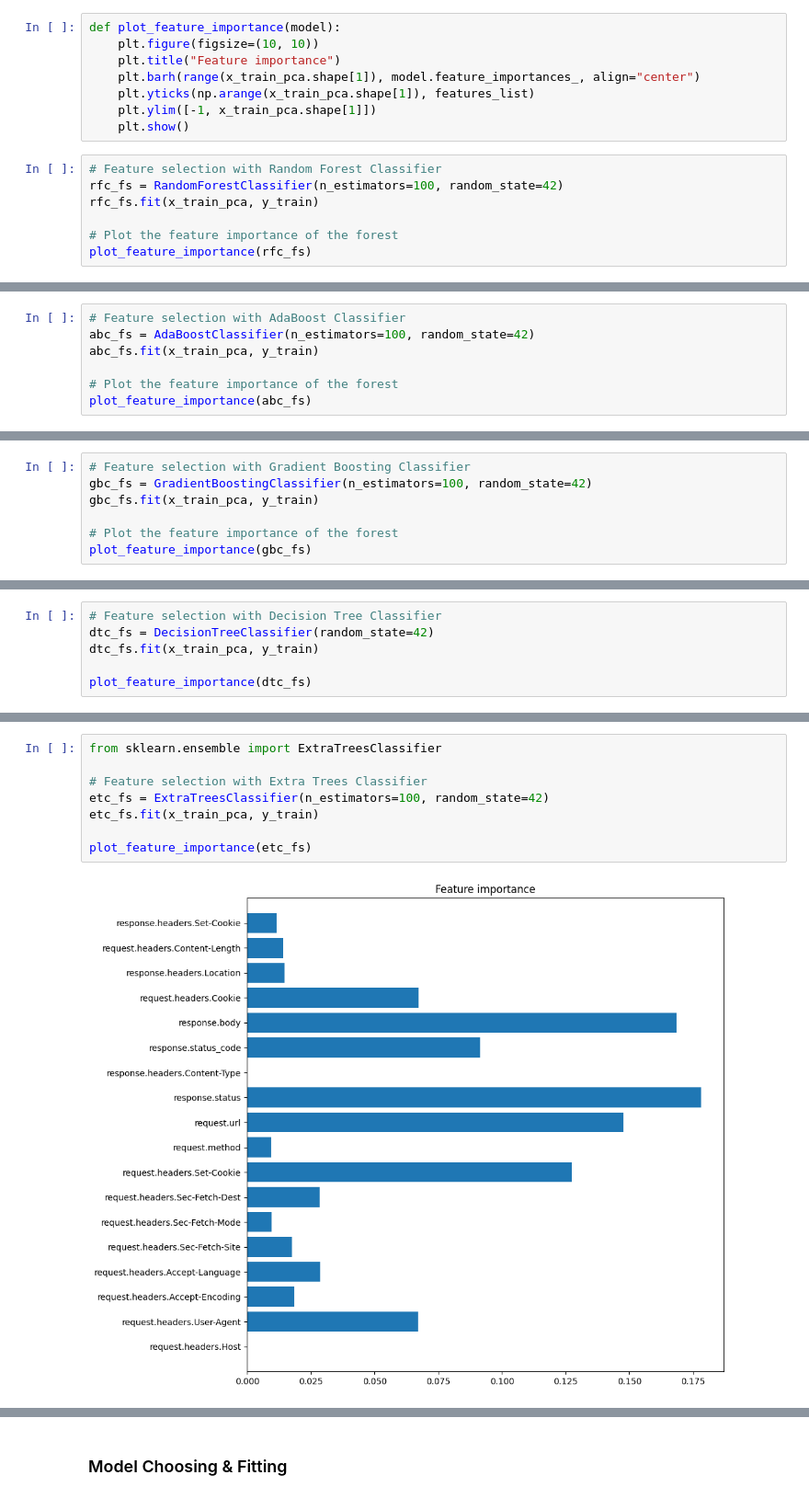
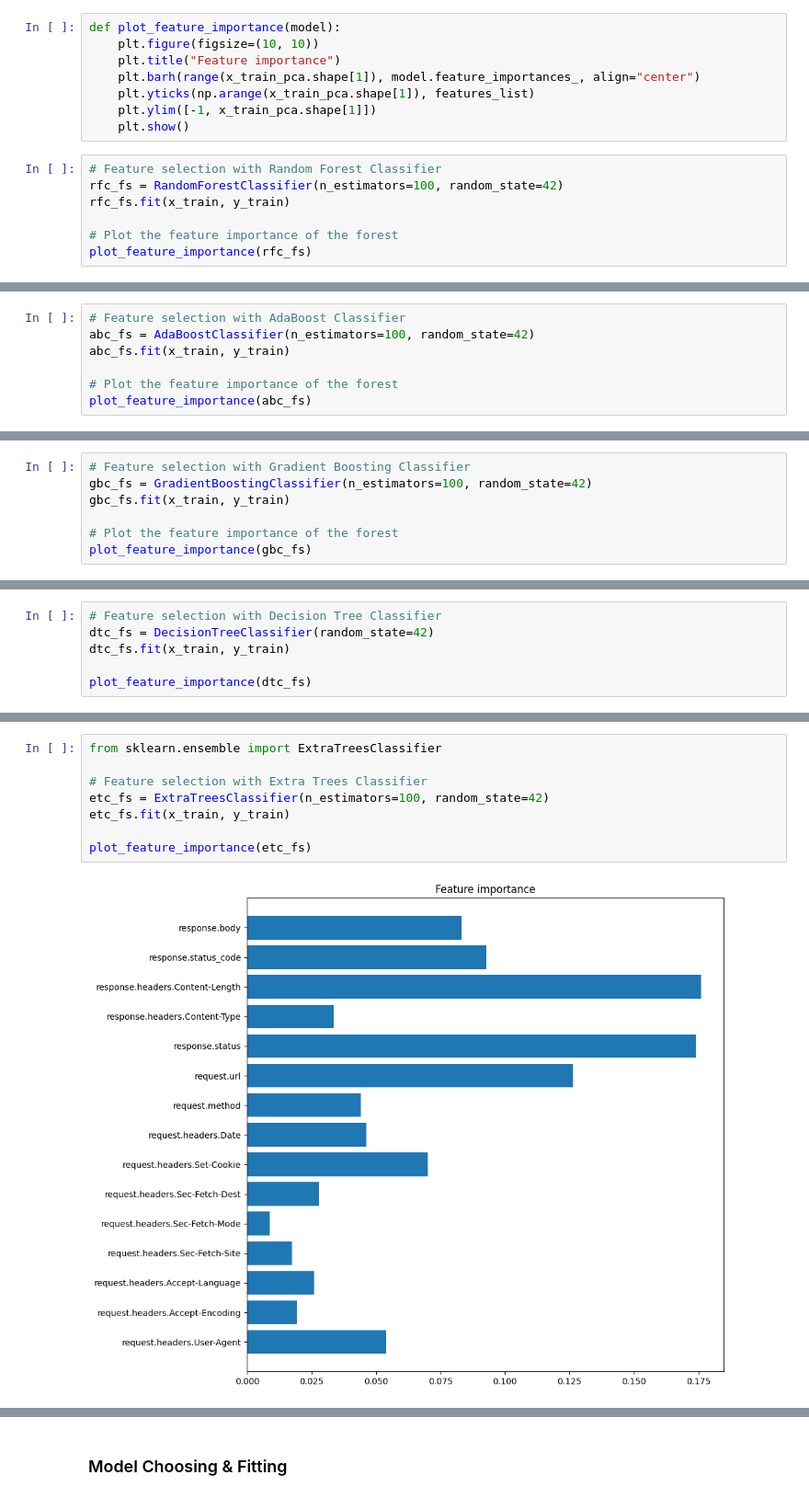
Before and after one commit to VictoKu1/API_Security_Research, a Jupyter notebook: Task1.ipynb, the cells around one changed output, grey strips where cells are left out. Shown at 92% size. Drawn from its saved outputs; the diff is of its cells as text.

```diff
--- a/Task1.ipynb
+++ b/Task1.ipynb
@@ -392,7 +363,7 @@ def plot_feature_importance(model):
 # %%
 # Feature selection with Random Forest Classifier
 rfc_fs = RandomForestClassifier(n_estimators=100, random_state=42)
-rfc_fs.fit(x_train_pca, y_train)
+rfc_fs.fit(x_train, y_train)
 
 # Plot the feature importance of the forest
 plot_feature_importance(rfc_fs)
@@ -401,7 +372,7 @@ plot_feature_importance(rfc_fs)
 # %%
 # Feature selection with AdaBoost Classifier
 abc_fs = AdaBoostClassifier(n_estimators=100, random_state=42)
-abc_fs.fit(x_train_pca, y_train)
+abc_fs.fit(x_train, y_train)
 
 # Plot the feature importance of the forest
 plot_feature_importance(abc_fs)
@@ -410,7 +381,7 @@ plot_feature_importance(abc_fs)
 # %%
 # Feature selection with Gradient Boosting Classifier
 gbc_fs = GradientBoostingClassifier(n_estimators=100, random_state=42)
-gbc_fs.fit(x_train_pca, y_train)
+gbc_fs.fit(x_train, y_train)
 
 # Plot the feature importance of the forest
 plot_feature_importance(gbc_fs)
@@ -435,7 +406,7 @@ plt.show()
 # %%
 # Feature selection with Decision Tree Classifier
 dtc_fs = DecisionTreeClassifier(random_state=42)
-dtc_fs.fit(x_train_pca, y_train)
+dtc_fs.fit(x_train, y_train)
 
 plot_feature_importance(dtc_fs)
 # %% [output]
@@ -443,11 +414,11 @@ plot_feature_importance(dtc_fs)
 # %%
 from sklearn.ensemble import ExtraTreesClassifier
 
 # Feature selection with Extra Trees Classifier
 etc_fs = ExtraTreesClassifier(n_estimators=100, random_state=42)
-etc_fs.fit(x_train_pca, y_train)
+etc_fs.fit(x_train, y_train)
 
 plot_feature_importance(etc_fs)
 # %% [output]
-[figure, old version]
+[figure, new version]
 # %%
```
Also changed, not shown: parts of 40 cells of this notebook, 1 other file.
